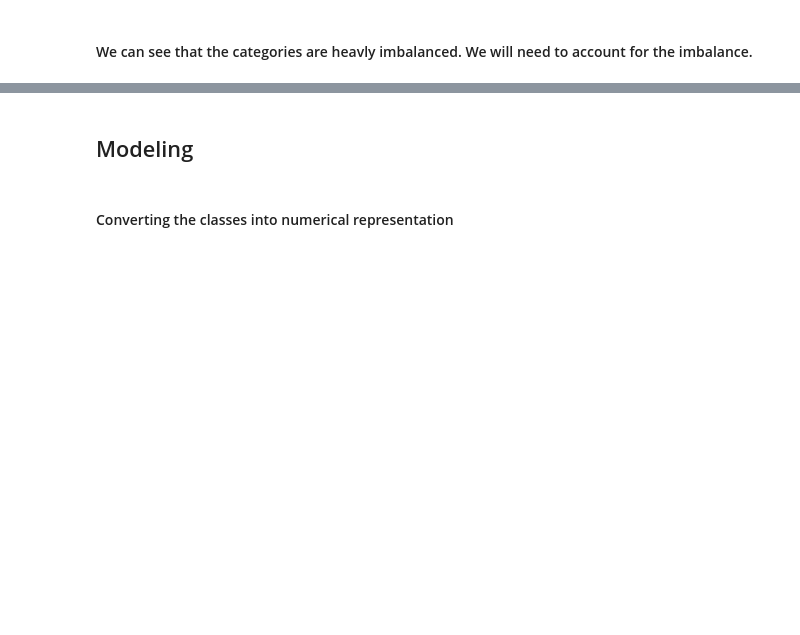
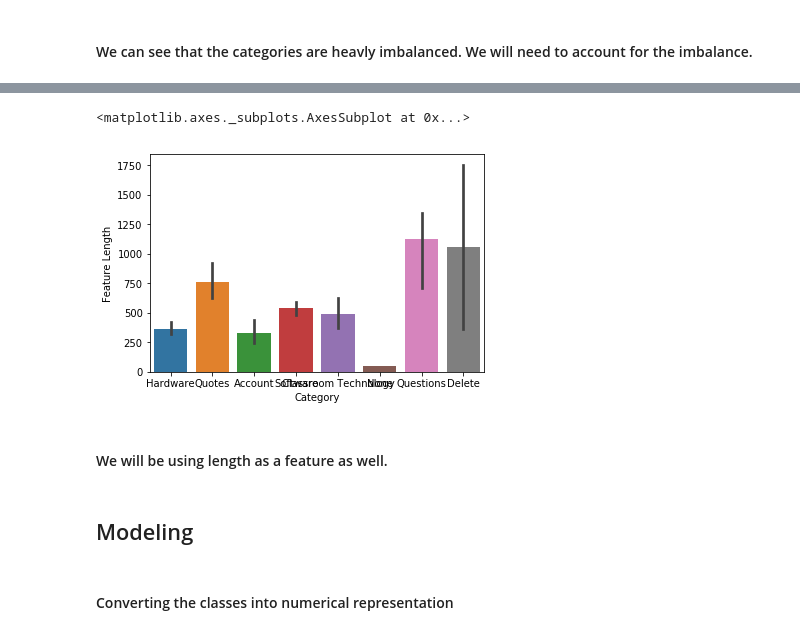
Before and after one commit to asimsedhain/Ticket-Prediction, a Jupyter notebook: Category_From_Emails_Prediction.ipynb, the cells around one changed output, grey strips where cells are left out. Cells and saved outputs as stored; diff of their text form; code cells hidden in the pictures; blank space fills up the shorter version.

```diff
--- a/Category_From_Emails_Prediction.ipynb
+++ b/Category_From_Emails_Prediction.ipynb
@@ -192,3 +212,10 @@ Name: Category, dtype: float64
+# %%
+sns.barplot(x = "Category", y = "Feature Length", data = email_df)
+# %% [output]
+<matplotlib.axes._subplots.AxesSubplot at 0x...>
+[figure, added]
+# %% [markdown]
+#### We will be using length as a feature as well.
 # %% [markdown]
 ## Modeling
 # %% [markdown]
```
Also changed, not shown: parts of 52 cells of this notebook.
